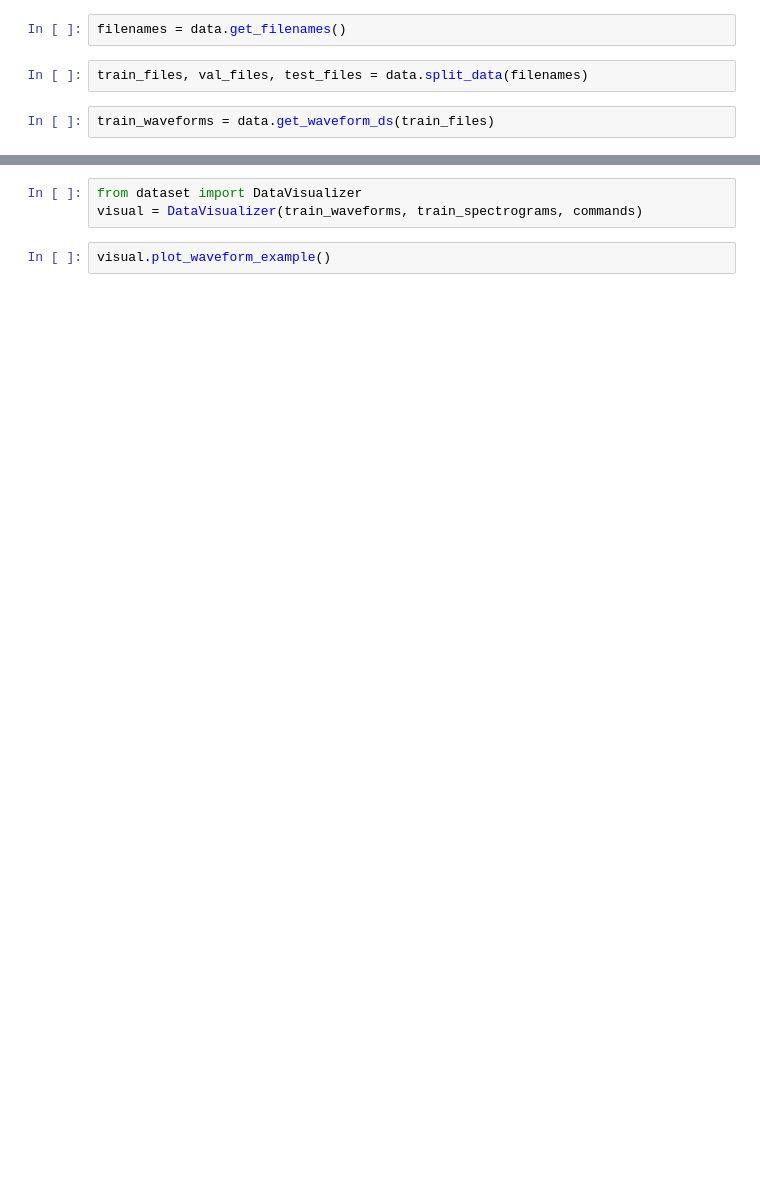
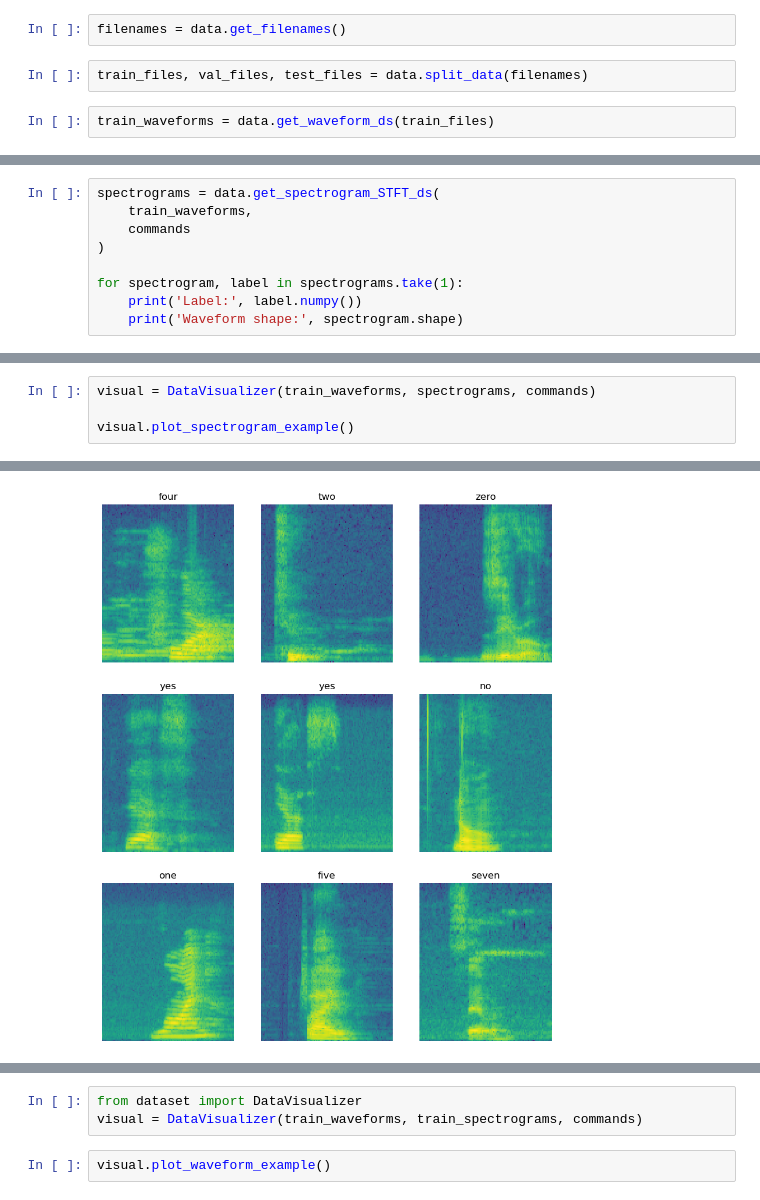
Before and after one commit to aidinattar/AudioKWS, a Jupyter notebook: examples.ipynb, the cells around one changed output, grey strips where cells are left out. Saved outputs shown, nothing was run; the diff lists cells and outputs as text; blank space fills up the shorter version.

Commit message:
update examples

```diff
--- a/examples.ipynb
+++ b/examples.ipynb
@@ -36 +43,10 @@ Label:  b'no'
          [[{{node Placeholder/_0}}]]
+# %%
+spectrograms = data.get_spectrogram_STFT_ds(
+    train_waveforms,
+    commands
+)
+
+for spectrogram, label in spectrograms.take(1):
+    print('Label:', label.numpy())
+    print('Waveform shape:', spectrogram.shape)
@@ -36,0 +60,5 @@ Label:  b'no'
+# %%
+visual = DataVisualizer(train_waveforms, spectrograms, commands)
+
+visual.plot_spectrogram_example()
+# %% [output]
@@ -36,0 +69 @@ Label:  b'no'
+[figure, added]
```
Also changed, not shown: parts of 15 cells of this notebook.
